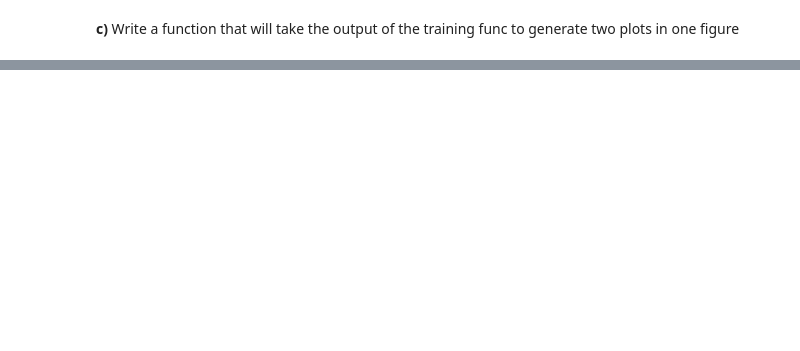
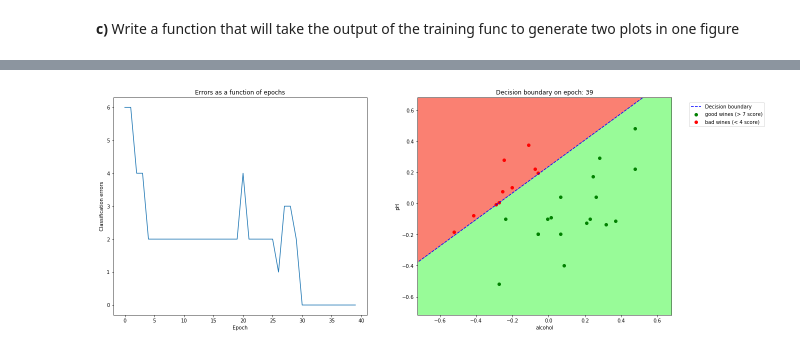
Before and after one commit to ValeriiaMur/ft_sommelier, a Jupyter notebook: ft_sommelier.ipynb, the cells around one changed output, grey strips where cells are left out. Saved outputs shown, nothing was run; the diff lists cells and outputs as text; code cells hidden in the pictures; blank space fills up the shorter version.

```diff
--- a/ft_sommelier.ipynb
+++ b/ft_sommelier.ipynb
@@ -263,0 +270,13 @@ selected_data.columns[1]
+# %%
+def normalize_data(series):
+    return (series - series.mean()) / (series.max() - series.min())
+
+selected_wine_data_norm = copy.deepcopy(selected_data)
+selected_wine_data_norm['pH'] = normalize_data(selected_wine_data_norm['pH'])
+selected_wine_data_norm['alcohol'] = normalize_data(selected_wine_data_norm['alcohol'])
+
+X = selected_wine_data_norm.loc[:, ['pH', 'alcohol']]
+Y = selected_wine_data_norm['goodness'].values
+# %%
+p = Perceptron(lr=0.1)
+train_norm_process = p.train(X.values, Y, 40)
@@ -263,0 +301,5 @@ selected_data.columns[1]
+# %%
+fig = plot_performance(train_norm_process, selected_wine_data_norm, 7, 4, -1, False)
+plt.show(fig)
+# %% [output]
+[figure, added]
```
Also changed, not shown: parts of 14 cells of this notebook.
